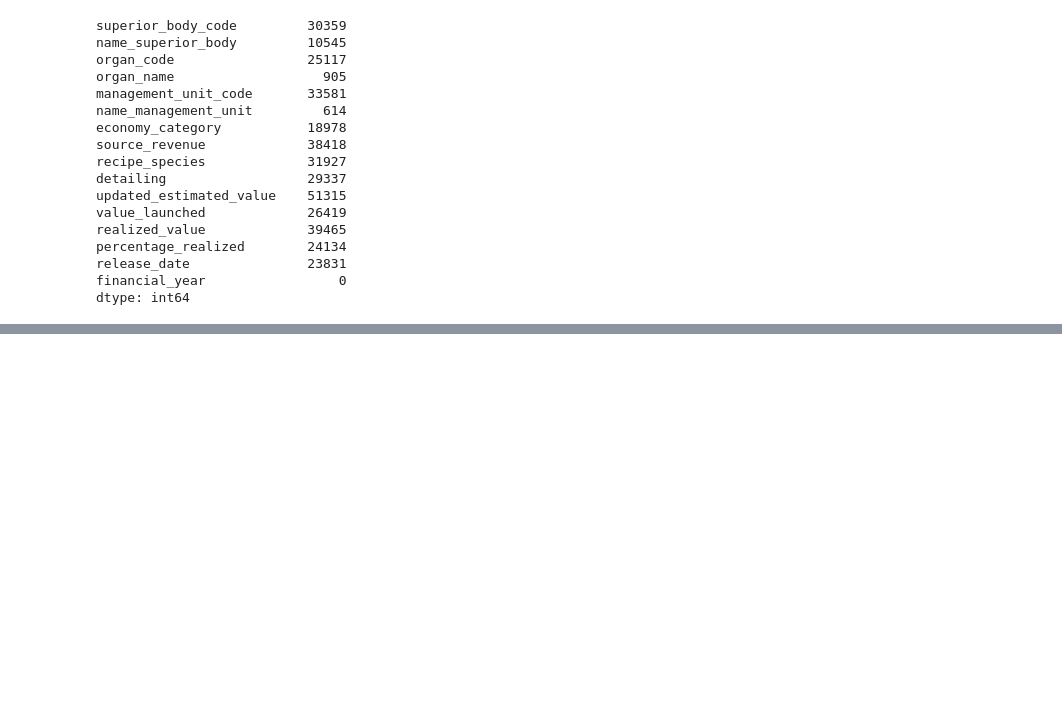
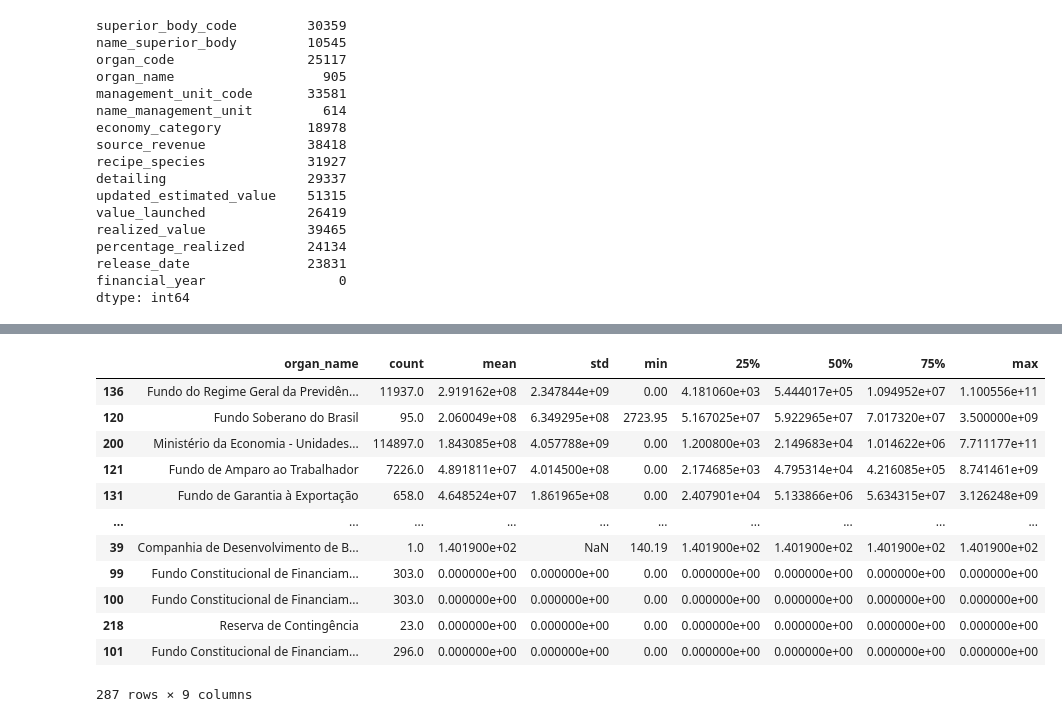
Before and after one commit to yanruwu/Proyecto2-EDA-Ingresos-Publicos-Brasil, a Jupyter notebook: merger.ipynb, the cells around one changed output, grey strips where cells are left out. Cells and saved outputs as stored; diff of their text form; code cells hidden in the pictures; blank space fills up the shorter version.

```diff
--- a/merger.ipynb
+++ b/merger.ipynb
@@ -246,0 +453,16 @@ Name: 5744, dtype: object
+# %%
+df_merged.groupby("organ_name")["realized_value"].describe().reset_index().sort_values(by = "mean", ascending=False)
+# %% [output]
+|  | organ_name | count | mean | std | min | 25% | 50% | 75% | max |
+| 136 | Fundo do Regime Geral da Previdên... | 11937.0 | 2.919162e+08 | 2.347844e+09 | 0.00 | 4.181060e+03 | 5.444017e+05 | 1.094952e+07 | 1.100556e+11 |
+| 120 | Fundo Soberano do Brasil | 95.0 | 2.060049e+08 | 6.349295e+08 | 2723.95 | 5.167025e+07 | 5.922965e+07 | 7.017320e+07 | 3.500000e+09 |
+| 200 | Ministério da Economia - Unidades... | 114897.0 | 1.843085e+08 | 4.057788e+09 | 0.00 | 1.200800e+03 | 2.149683e+04 | 1.014622e+06 | 7.711177e+11 |
+| 121 | Fundo de Amparo ao Trabalhador | 7226.0 | 4.891811e+07 | 4.014500e+08 | 0.00 | 2.174685e+03 | 4.795314e+04 | 4.216085e+05 | 8.741461e+09 |
+| 131 | Fundo de Garantia à Exportação | 658.0 | 4.648524e+07 | 1.861965e+08 | 0.00 | 2.407901e+04 | 5.133866e+06 | 5.634315e+07 | 3.126248e+09 |
+| ... | ... | ... | ... | ... | ... | ... | ... | ... | ... |
+| 39 | Companhia de Desenvolvimento de B... | 1.0 | 1.401900e+02 | NaN | 140.19 | 1.401900e+02 | 1.401900e+02 | 1.401900e+02 | 1.401900e+02 |
+| 99 | Fundo Constitucional de Financiam... | 303.0 | 0.000000e+00 | 0.000000e+00 | 0.00 | 0.000000e+00 | 0.000000e+00 | 0.000000e+00 | 0.000000e+00 |
+| 100 | Fundo Constitucional de Financiam... | 303.0 | 0.000000e+00 | 0.000000e+00 | 0.00 | 0.000000e+00 | 0.000000e+00 | 0.000000e+00 | 0.000000e+00 |
+| 218 | Reserva de Contingência | 23.0 | 0.000000e+00 | 0.000000e+00 | 0.00 | 0.000000e+00 | 0.000000e+00 | 0.000000e+00 | 0.000000e+00 |
+| 101 | Fundo Constitucional de Financiam... | 296.0 | 0.000000e+00 | 0.000000e+00 | 0.00 | 0.000000e+00 | 0.000000e+00 | 0.000000e+00 | 0.000000e+00 |
+287 rows × 9 columns
```
Also changed, not shown: parts of 39 cells of this notebook.
